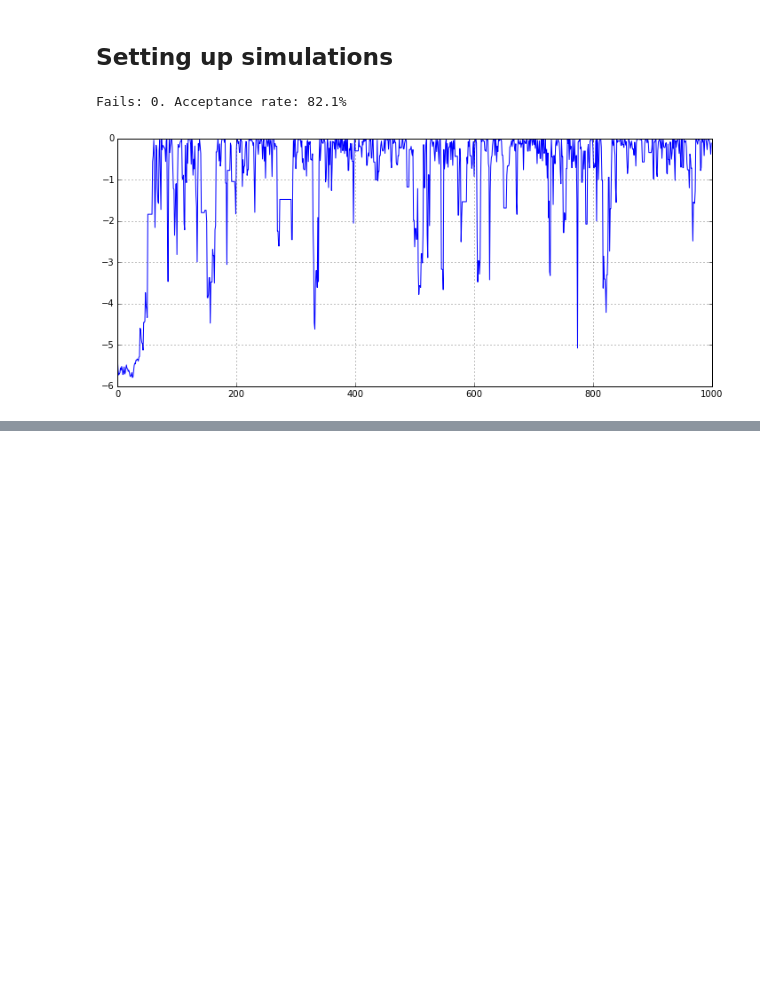
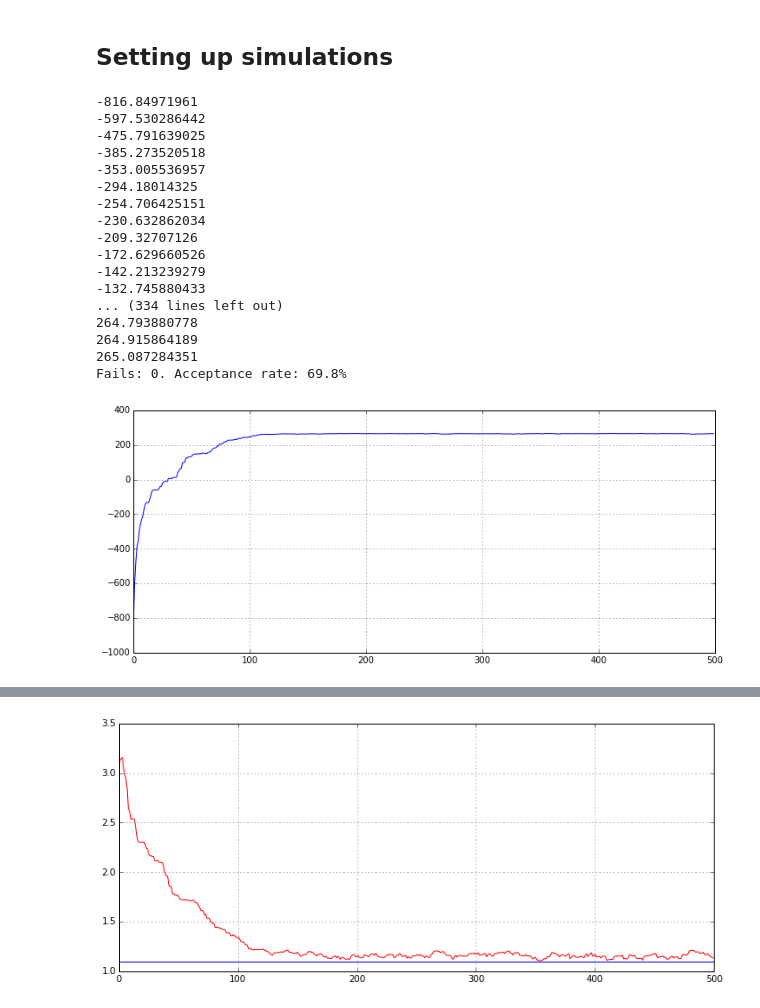
Before and after one commit to toni88x/rebound, a Jupyter notebook: python_examples/LangevinMCMC-2nd-logp-proposal.ipynb, the cells around one changed output, grey strips where cells are left out. Cells and saved outputs as stored; diff of their text form; code cells hidden in the pictures; blank space fills up the shorter version.

```diff
--- a/python_examples/LangevinMCMC-2nd-logp-proposal.ipynb
+++ b/python_examples/LangevinMCMC-2nd-logp-proposal.ipynb
@@ -62,11 +76,11 @@ def varid2(l,k):
     if l>=N_param:
         raise Exception("error")
     var = l*(l+1)/2+k
-    return var*N+1+N+N*N_param
+    return var*N+N+N*N_param
 def varid1(l):
     if l>=N_param:
         raise Exception("error")
-    return N*l+1+N
+    return N*l+N
 
 def simulation(cart):
     r.reset()
@@ -75,6 +89,7 @@ def simulation(cart):
     r.add(m=1.)
     op = particleSetup(cart)
     r.add(op)
+    r.move_to_com()
     N = r.N
     r.init_megno(0.)
     ps = r.particles
@@ -89,7 +104,7 @@ def simulation(cart):
         cart2[l] -= delta/2.
         mm = particleSetup(cart2)
 
-        vari = varid1(l)
+        vari = varid1(l)+1
         ps[vari].x  = (mp.x  - mm.x  )
         ps[vari].y  = (mp.y  - mm.y  )
         ps[vari].z  = (mp.z  - mm.z  )
@@ -118,7 +133,7 @@ def simulation(cart):
             cart2[k] -= delta/fac
             mmm = particleSetup(cart2)
 
-            vari2 = varid2(l,k)
+            vari2 = varid2(l,k)+1
             ps[vari2].x  = mpp.x  - mpm.x  - mmp.x  + mmm.x
             ps[vari2].y  = mpp.y  - mpm.y  - mmp.y  + mmm.y
             ps[vari2].z  = mpp.z  - mpm.z  - mmp.z  + mmm.z
@@ -129,25 +144,27 @@ def simulation(cart):
 
     ##################################################################
     # INTEGRATION
-    logps    = 0.
+    logps   = 0.
     logp_d  = np.zeros(N_param)
     logp_d2 = np.zeros((N_param*(N_param+1)/2,2))
     for i,t in enumerate(data_t):
         r.integrate(t)
-        dv = ps[1].vx-data_rv[i]
-        logps  += -dv**2
+        dv = ps[0].vx-data_rv[i]
+        derri = 1./(2.*(data_err[i]**2))
+        logps  += -dv**2*derri
+        logps  += -1./2.*np.log(2.*np.pi*(data_err[i]**2))
         for k in range(N_param):
             vari1 = varid1(k)
-            logp_d[k] += -2.*ps[vari1].vx/delta * dv
+            logp_d[k] += -2.*ps[vari1].vx/delta * dv*derri
         _id = 0
         for l in range(N_param):
             for k in range(l+1):
                 vari2 = varid2(l,k)
                 vari1l = varid1(l)
                 vari1k = varid1(k)
-                logp_d2[_id][0] += -2.*(ps[vari1l].vx * ps[vari1k].vx)/(delta*delta)
+                logp_d2[_id][0] += -2.*(ps[vari1l].vx * ps[vari1k].vx)/(delta*delta)*derri
                 # Expectation value removes next line
-                logp_d2[_id][1] += -2.*(ps[vari2].vx * dv)/(delta*delta)
+                logp_d2[_id][1] += -2.*(ps[vari2].vx * dv)/(delta*delta)*derri
                 _id += 1
 
     logp_d2m = np.zeros((N_param,N_param))
@@ -166,9 +183,6 @@ def softabs(hessians):
     lam, Q = np.linalg.eig(-hessians)
     lam_twig = lam*1./np.tanh(alpha*lam)
     H_twig = np.dot(Q,np.dot(np.diag(lam_twig),Q.T))
-    #print lam
-    #print lam_twig
-    #H_twig = np.identity(N_param)
     return H_twig
 
 def mcmc(theta,N_steps):
@@ -186,62 +200,83 @@ def mcmc(theta,N_steps):
             logp, gradient, hessian = simulation(theta)
             G     = softabs(hessian)
             Ginv  = np.linalg.inv(G)
-            Ginvsqrt = np.linalg.cholesky(Ginv)
+            #Ginvsqrt = np.linalg.cholesky(Ginv)
+            Ginvsqrt = np.linalg.inv(np.linalg.cholesky(G))
             mu    = theta + epsilon**2 * np.dot(Ginv, gradient)/2.
 
         thetastar = mu + epsilon * np.dot(Ginvsqrt, np.random.normal(0.,1.,N_param))
+        checked = check(thetastar)
 
 
+        logpstar, gradientstar, hessianstar = simulation(thetastar)
+        Gstar     = softabs(hessianstar)
+        Ginvstar  = np.linalg.inv(Gstar)
+        #Ginvsqrtstar = np.linalg.cholesky(Ginvstar)
+        Ginvsqrtstar = np.linalg.inv(np.linalg.cholesky(Gstar))
+        mustar = thetastar + epsilon**2 * np.dot(Ginvstar, gradientstar)/2.
 
+        q_ts_t = stats.multivariate_normal.logpdf(thetastar,mean=mu, cov=epsilon**2)#*Ginv)
+        q_t_ts = stats.multivariate_normal.logpdf(theta,mean=mustar, cov=epsilon**2)#*Ginvstar)
+        #q_ts_t = 1.
+        #q_t_ts = 1.
         try:
-            logpstar, gradientstar, hessianstar = simulation(thetastar)
-            Gstar     = softabs(hessianstar)
-            Ginvstar  = np.linalg.inv(Gstar)
-            Ginvsqrtstar = np.linalg.cholesky(Ginvstar)
-            mustar = thetastar + epsilon**2 * np.dot(Ginvstar, gradientstar)/2.
-
-            q_ts_t = np.log(stats.multivariate_normal(mu, cov=epsilon**2*Ginv).pdf(thetastar))
-            q_t_ts = np.log(stats.multivariate_normal(mustar, cov=epsilon**2*Ginvstar).pdf(theta))
             debug[i] = logpstar-logp+q_t_ts-q_ts_t
         except:
             failcount += 1
             pass
         else:
             z = np.random.uniform()
-            #print i, np.exp(logpstar- logp),  z, min(1.,np.exp(logpstar-logp+q_t_ts-q_ts_t)) > z
+            #print i, np.exp(logpstar-logp+q_t_ts-q_ts_t), np.exp(logpstar-logp), z, min(1.,np.exp(logpstar-logp+q_t_ts-q_ts_t)) > z
             if min(1.,np.exp(logpstar-logp+q_t_ts-q_ts_t)) > z:
                 accepted += 1
                 theta = thetastar
                 logp = logpstar
+                print logp
                 gradient = gradientstar
                 hessian = hessianstar
                 G = Gstar
                 Ginv = Ginvstar
                 Ginvsqrt = Ginvsqrtstar
                 mu = mustar
         chain[i] = theta
         errs[i] = logp
 
     print "Fails: %d. Acceptance rate: %.1f%%" % (failcount, float(accepted)/float(N_steps)*100.)
     return errs, chain, debug
 
 
-N_steps                  = 1000
+N_steps                  = 500
 epsilon                  = 0.75
-alpha                    = 1.15
-theta_real               = [4.,]
+alpha                    = .01
+theta_real               = [4.,1.1]
 generateObs(theta_real)
-errs, chain, debug       = mcmc([9.15],N_steps)
+errs, chain, debug       = mcmc([9.5,2.],N_steps)
 
 fig1 = plt.figure(figsize=(12,5))
 #plt.plot(range(N_steps), debug, color="g");
 plt.plot(range(N_steps), errs, color="b");
 plt.grid()
 for i in range(N_param):
     fig1 = plt.figure(figsize=(12,5))
     plt.plot(range(N_steps), chain[:,i], color="r");
     plt.plot([0,N_steps-1], [theta_real[i],theta_real[i]], color="b");
     plt.grid()
 # %% [output]
-Fails: 0. Acceptance rate: 82.1%
+-816.84971961
+-597.530286442
+-475.791639025
+-385.273520518
+-353.005536957
+-294.18014325
+-254.706425151
+-230.632862034
+-209.32707126
+-172.629660526
+-142.213239279
+-132.745880433
+... (334 lines left out)
+264.793880778
+264.915864189
+265.087284351
+Fails: 0. Acceptance rate: 69.8%
-[figure, old version]
+[figure, new version]
@@ -249,3 +284,4 @@ Fails: 0. Acceptance rate: 82.1%
+[figure, added]
 # %%
 def widgetplot(ind):
     fig1 = plt.figure(figsize=(12,5))
```
Also changed, not shown: parts of 4 cells of this notebook.
